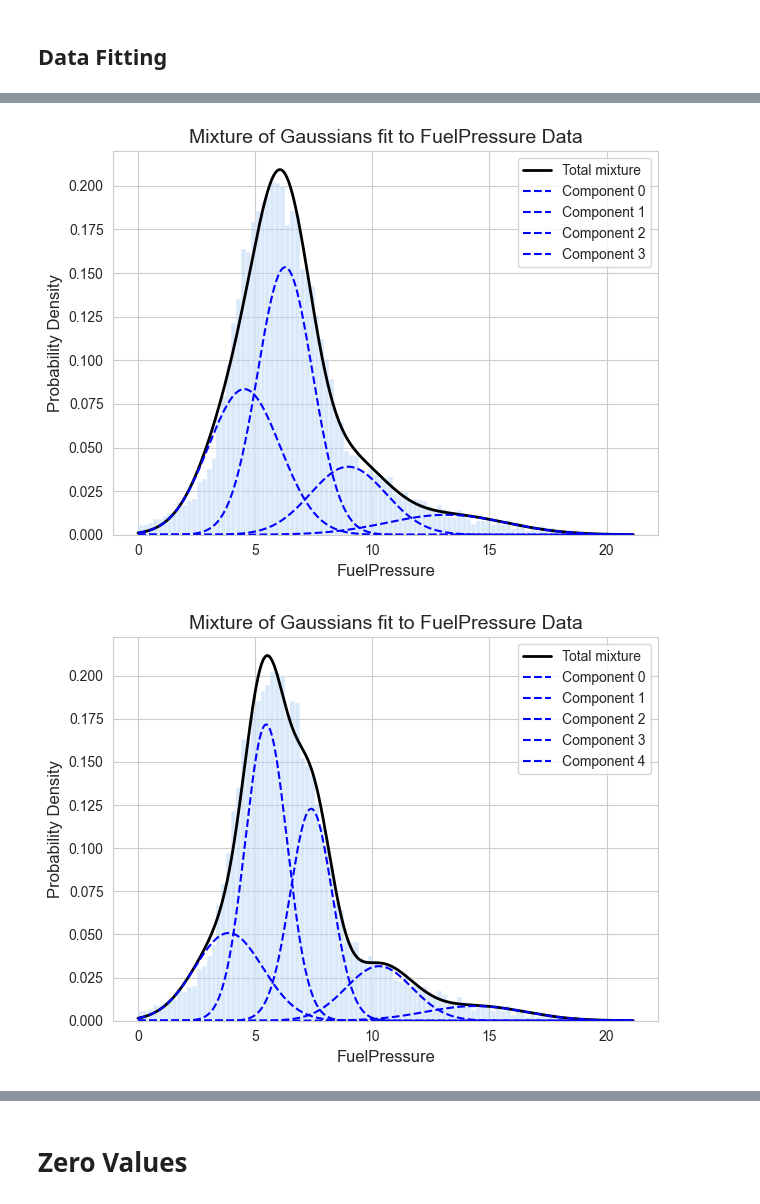
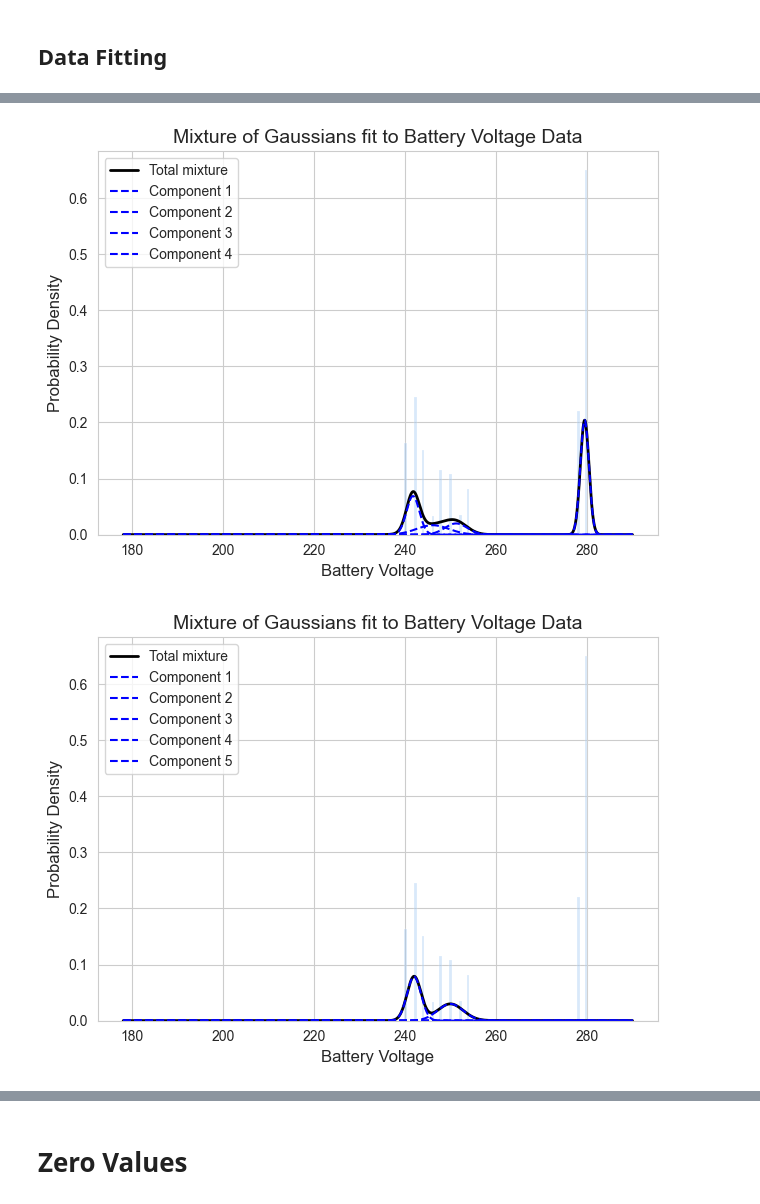
Before and after one commit to uzhankocaman/concept_implementation, a Jupyter notebook: analysis/data_diesel_battery.ipynb, the cells around one changed output, grey strips where cells are left out. Saved outputs shown, nothing was run; the diff lists cells and outputs as text; code cells hidden in the pictures.

```diff
--- a/analysis/data_diesel_battery.ipynb
+++ b/analysis/data_diesel_battery.ipynb
@@ -464,0 +463,2 @@ diesel_filter_data = pd.Series(np.concatenate((df_ext["FuelPressure"], pd.unique
+# %%
+diesel_voltage_data = data["Bat_Volt"].dropna()
@@ -472,8 +502,8 @@ from scipy import stats
 
 gmm = {}
 
-for k in gmm.keys():
-    data = diesel_filter_data.values.reshape(-1, 1)
+for k in range(1,8):
+    data = diesel_voltage_data.values.reshape(-1, 1)
     gmm[k] = GaussianMixture(n_components=k, random_state=40)
     gmm[k].fit(data)
     x = np.linspace(data.min(), data.max(), 2000).reshape(-1, 1)
@@ -486,7 +516,7 @@ for k in gmm.keys():
 
     sns.histplot(
         data,
-        bins=freedman_diaconis_bins(diesel_filter_data),
+        bins=freedman_diaconis_bins(diesel_voltage_data),
         kde=False,
         stat="density",
         color="grey",
@@ -500,9 +530,9 @@ for k in gmm.keys():
         # plt.plot(x, pdf_individual[2], "--", color='green', lw=1.5, label=f"Drift Behavior")
         # plt.plot(x, pdf_individual[3], "--", color='red', lw=1.5, label=f"Faulty Behavior")
 
-    plt.xlabel("FuelPressure", fontsize=12)
+    plt.xlabel("Battery Voltage", fontsize=12)
     plt.ylabel("Probability Density", fontsize=12)
-    plt.title("Mixture of Gaussians fit to FuelPressure Data", fontsize=14)
+    plt.title("Mixture of Gaussians fit to Battery Voltage Data", fontsize=14)
     plt.legend(fontsize=10)
 
     plt.tight_layout()
@@ -514,2 +544,2 @@ for k in gmm.keys():
-[figure, old version]
+[figure, new version]
-[figure, old version]
+[figure, new version]
```
Also changed, not shown: parts of 13 cells of this notebook, 1 other file.
